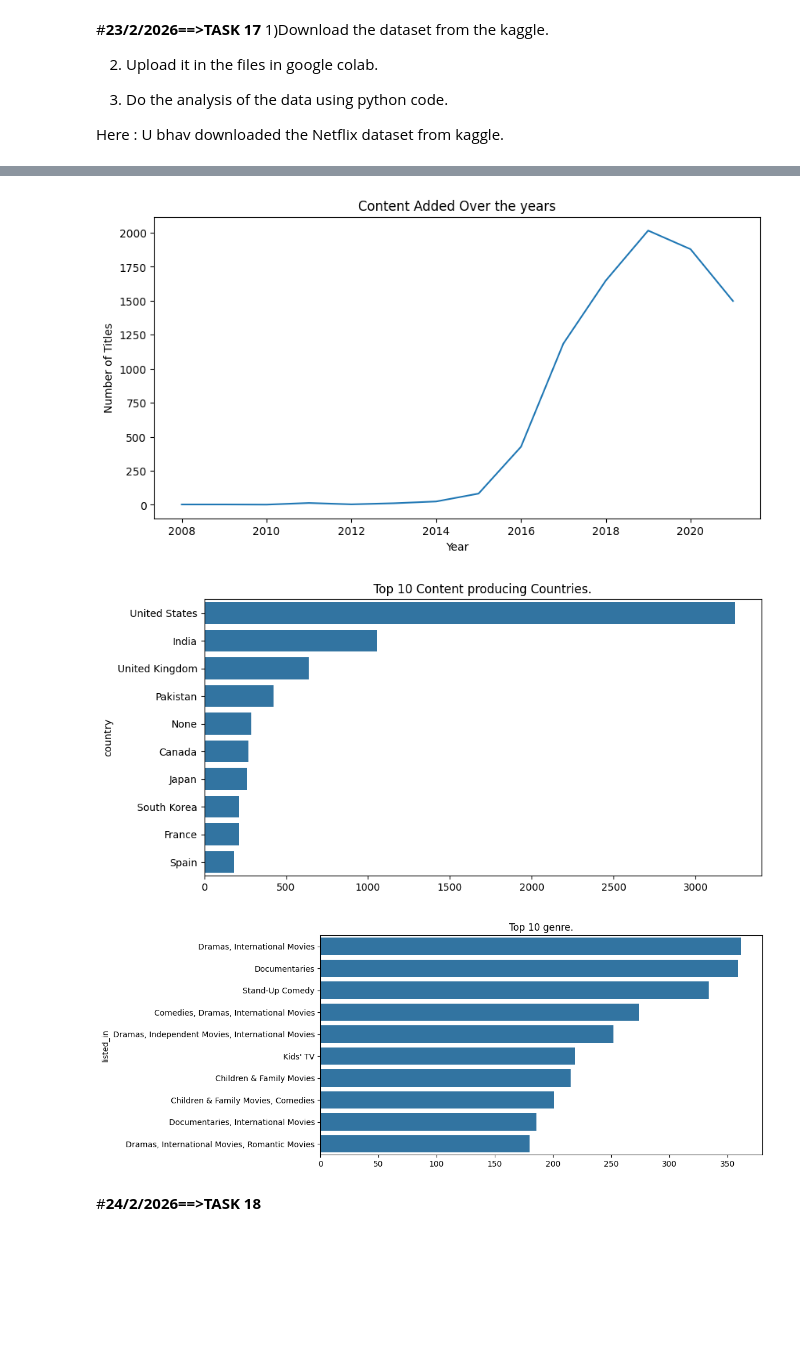
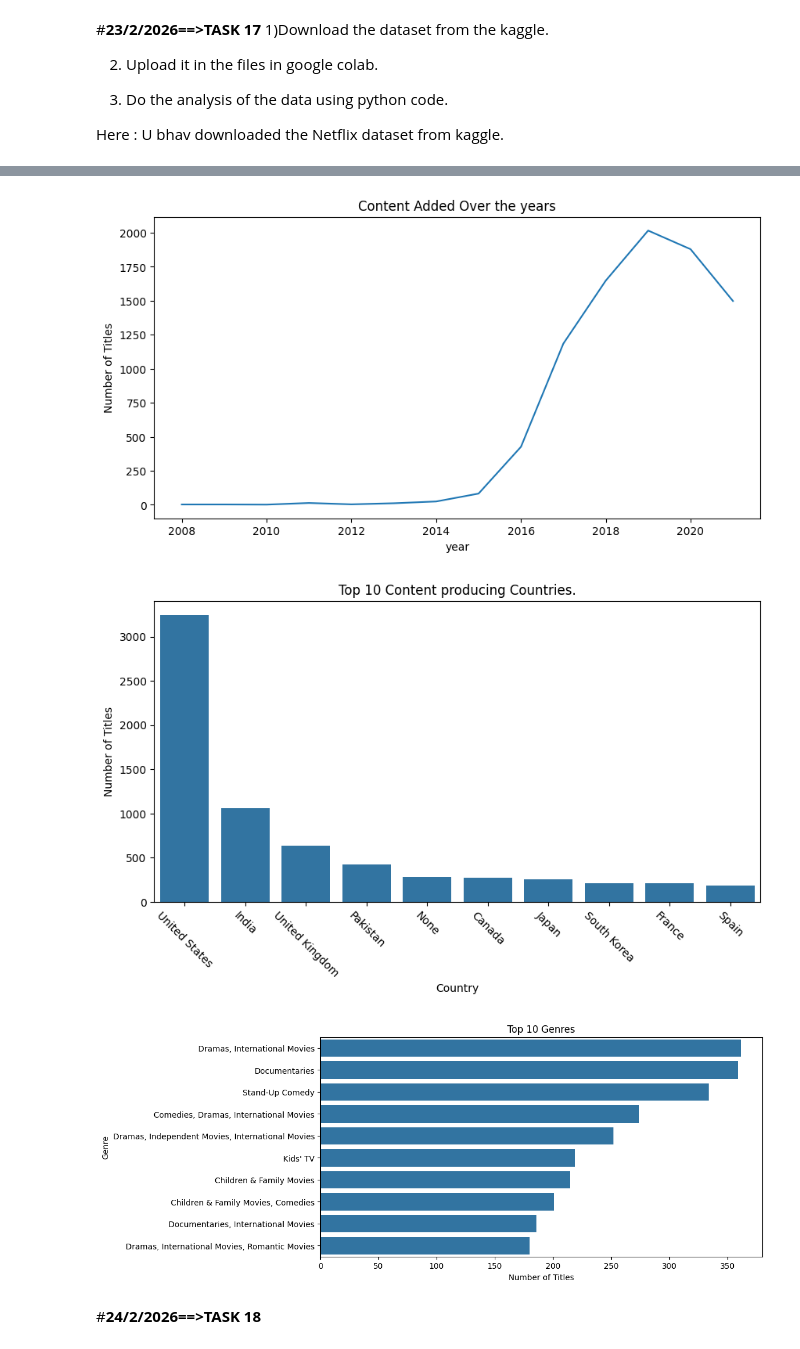
Before and after one commit to nimitha123-kd/Take-IT-Smart-Internship, a Jupyter notebook: Class1_PythonBasics_.ipynb, the cells around one changed output, grey strips where cells are left out. Drawn from its saved outputs; the diff is of its cells as text; code cells hidden in the pictures; blank space fills up the shorter version.

```diff
--- a/Class1_PythonBasics_.ipynb
+++ b/Class1_PythonBasics_.ipynb
@@ -4104,7 +4104,7 @@ print("LIBRARIES IMPORTED SUCCESSFULLY\n")
 
 
 # 2. LOAD THE DATASETS
-df = pd.read_csv('/content/netflix1.csv')
+df = pd.read_csv('/content/netflix1(in).csv')
 
 print(df)
 
@@ -4187,27 +4187,50 @@ plt.show()
 year_counts = df['year_added'].value_counts().sort_index()
 
 plt.figure(figsize=(10,5)) # ( width, height)
-year_counts.plot(kind='line')# whuch kind plot u want ?  line , bar ...
+sns.lineplot(x=year_counts.index,y=year_counts.values)# which kind plot u want ?  line , bar ...    #
 plt.title("Content Added Over the years")
-plt.xlabel("Year")
+plt.xlabel("year")
 plt.ylabel("Number of Titles")
 plt.show()
 
 #Problem 4
+
+###########  SOLVED USING FUNSTIONS OF PANDA #########
+# top_countries = df['country'].value_counts().head(10)
+
+# plt.figure(figsize=(10,5))
+# top_countries.plot(kind='bar')     #variable.plot(any kind of graph) ==> function of pandas.
+# plt.title("Top 10 Content Producing Countries")
+# plt.xlabel("Country") # xlabel ==> count or Numbers.
+# plt.ylabel("Number of Titles") # ylabel ==> categories.
+# plt.show()
+
+#===========  SOLVED USING FUNCTIONS OF SEABORN ==============#
 top_countries=df['country'].value_counts().head(10)
-
 plt.figure(figsize=(10,5))
-sns.barplot(x=top_countries.values,y=top_countries.index)
+sns.barplot(x=top_countries.index,y=top_countries.values) # sns.barplot(x,y)==> function of seaborn.
 plt.title("Top 10 Content producing Countries.")
-plt.show
+plt.xlabel("Country")
+plt.xticks(rotation=-45)
+plt.ylabel("Number of Titles")
+plt.show()
 
 
-#problem 5
+## Problem 5
+# top_genres = df['listed_in'].value_counts().head(10)
+
+# plt.figure(figsize=(10,5))
+# sns.barplot(x=top_genres.values,y=top_genres.index)
+# plt.title("Top 10 genre.")
+# plt.show()
+# Problem 5
 top_genres = df['listed_in'].value_counts().head(10)
 
 plt.figure(figsize=(10,5))
-sns.barplot(x=top_genres.values,y=top_genres.index)
-plt.title("Top 10 genre.")
+sns.barplot(x=top_genres.values, y=top_genres.index)
+plt.title("Top 10 Genres")
+plt.xlabel("Number of Titles")
+plt.ylabel("Genre")
 plt.show()
 # %% [output]
 LIBRARIES IMPORTED SUCCESSFULLY
@@ -4226,11 +4249,11 @@ LIBRARIES IMPORTED SUCCESSFULLY
 type
 Movie      6126
 TV Show    2664
 Name: count, dtype: int64
 [figure]
 [figure]
-[figure, old version]
+[figure, new version]
-[figure, old version]
+[figure, new version]
 # %% [markdown]
 #**24/2/2026==>TASK 18**
 # %% [markdown]
```
Also changed, not shown: parts of 27 cells of this notebook.
